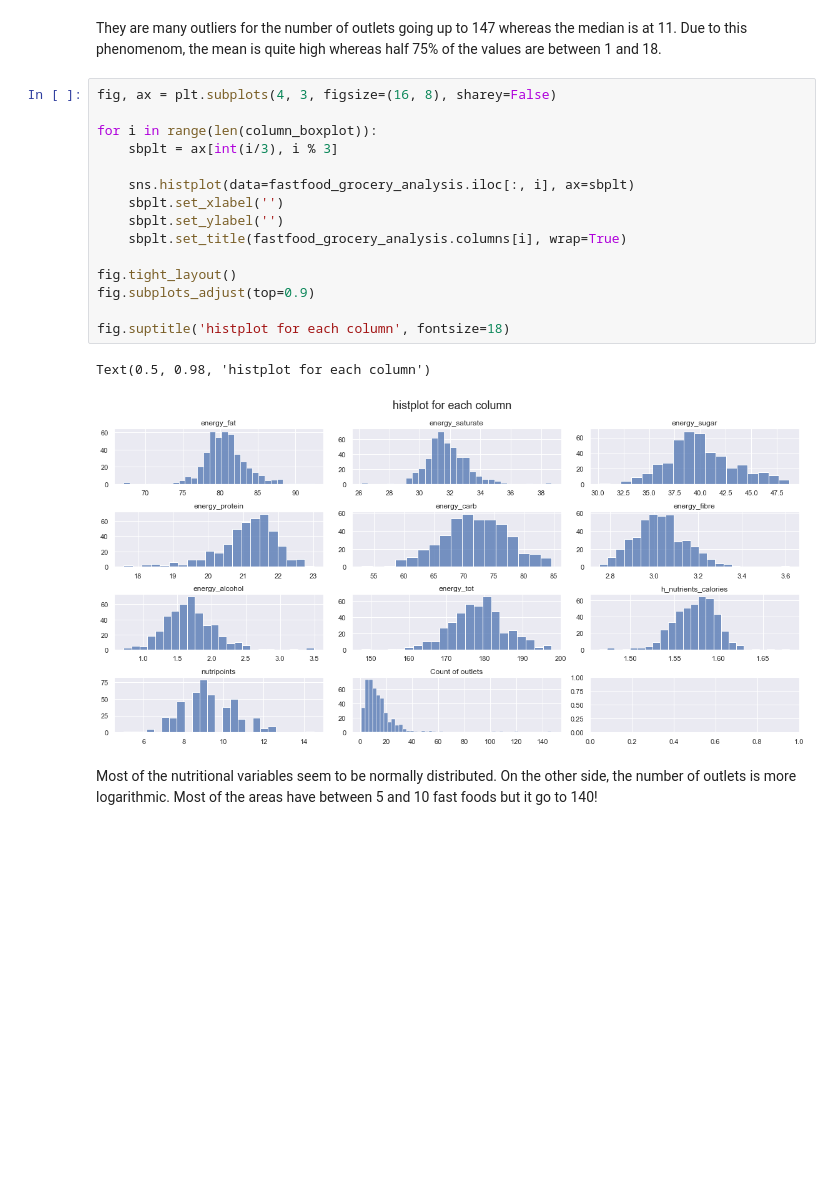
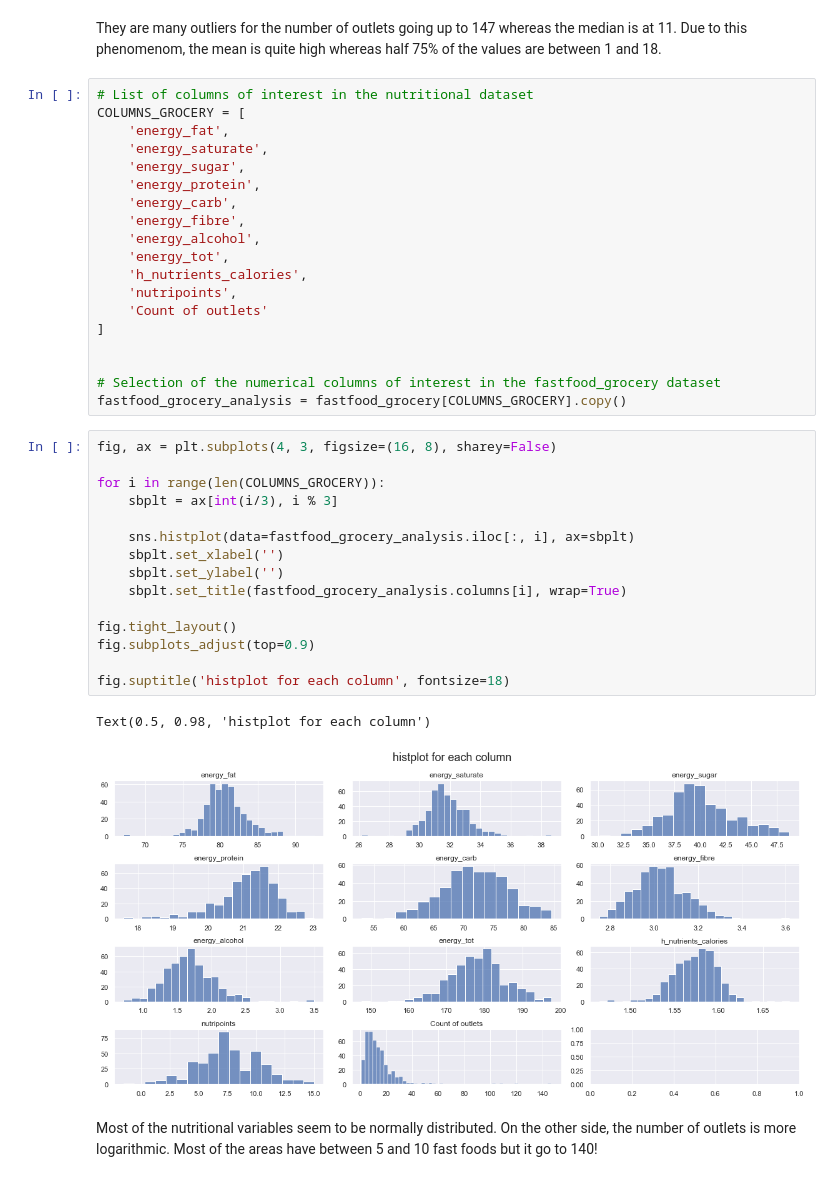
Before and after one commit to epfl-ada/ada-2020-project-milestone-p3-p3_caxaga, a Jupyter notebook: fast_food.ipynb, the cells around one changed output. Drawn from its saved outputs; the diff is of its cells as text; blank space fills up the shorter version.

Commit message:
fastfood

```diff
--- a/fast_food.ipynb
+++ b/fast_food.ipynb
@@ -156,24 +185,43 @@ sns.boxplot(y=fastfood_grocery_analysis["Count of outlets"])
 [figure]
 # %% [markdown]
 They are many outliers for the number of outlets going up to 147 whereas the median is at 11. Due to this phenomenom, the mean is quite high whereas half 75% of the values are between 1 and 18.
+# %%
+# List of columns of interest in the nutritional dataset
+COLUMNS_GROCERY = [
+    'energy_fat',
+    'energy_saturate',
+    'energy_sugar',
+    'energy_protein',
+    'energy_carb',
+    'energy_fibre',
+    'energy_alcohol',
+    'energy_tot',
+    'h_nutrients_calories',
+    'nutripoints',
+    'Count of outlets'
+]
+
+
+# Selection of the numerical columns of interest in the fastfood_grocery dataset
+fastfood_grocery_analysis = fastfood_grocery[COLUMNS_GROCERY].copy()
 # %%
 fig, ax = plt.subplots(4, 3, figsize=(16, 8), sharey=False)
 
-for i in range(len(column_boxplot)):
+for i in range(len(COLUMNS_GROCERY)):
     sbplt = ax[int(i/3), i % 3]
 
     sns.histplot(data=fastfood_grocery_analysis.iloc[:, i], ax=sbplt)
     sbplt.set_xlabel('')
     sbplt.set_ylabel('')
     sbplt.set_title(fastfood_grocery_analysis.columns[i], wrap=True)
 
 fig.tight_layout()
 fig.subplots_adjust(top=0.9)
 
 fig.suptitle('histplot for each column', fontsize=18)
 # %% [output]
 Text(0.5, 0.98, 'histplot for each column')
-[figure, old version]
+[figure, new version]
 # %% [markdown]
 Most of the nutritional variables seem to be normally distributed. On the other side, the number of outlets is more logarithmic. Most of the areas have between 5 and 10 fast foods but it go to 140!
 # %% [markdown]
```
Also changed, not shown: parts of 18 cells of this notebook.
